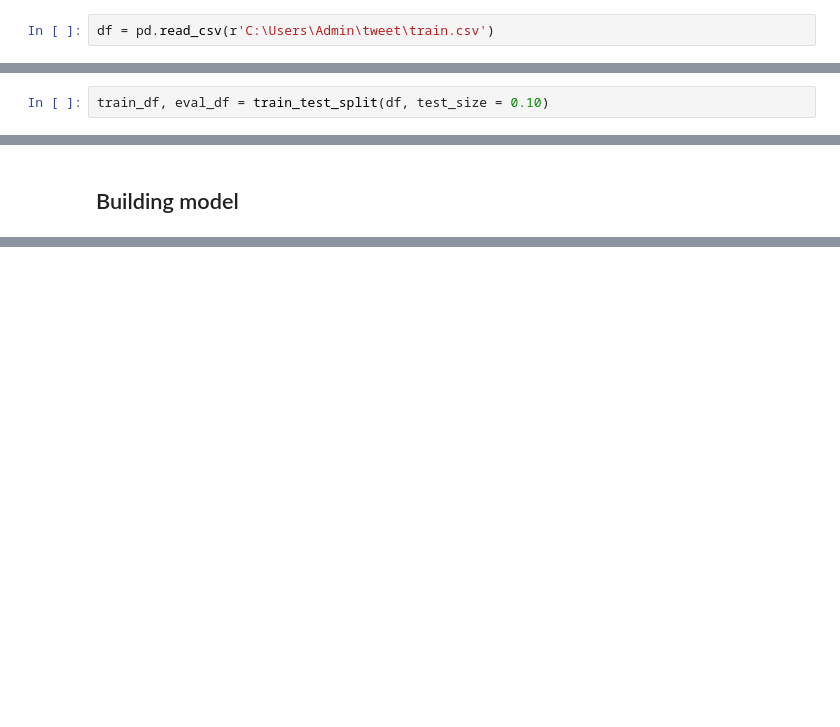
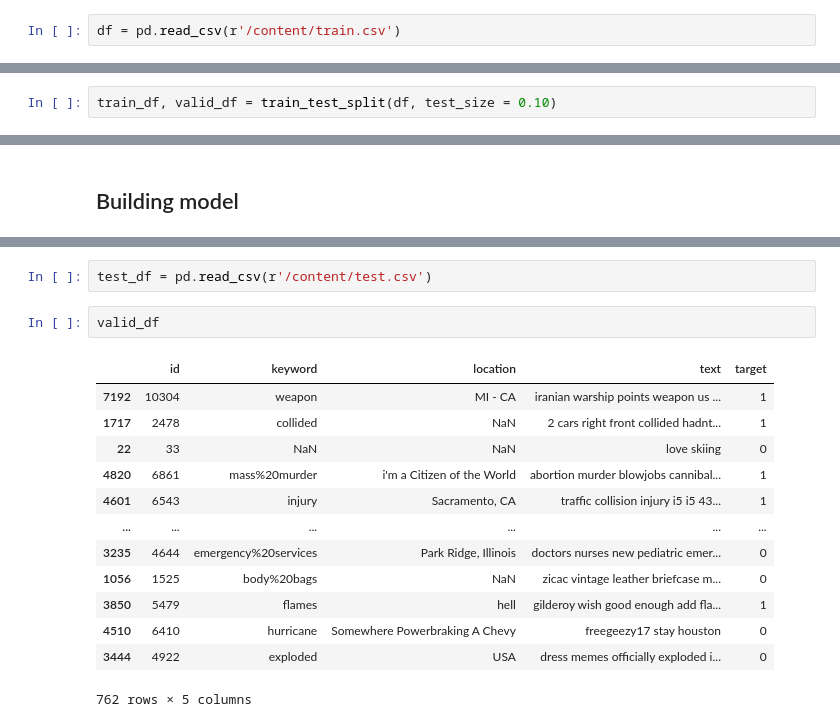
Before and after one commit to DuyCao3108/tweet, a Jupyter notebook: Tweet_NLP.ipynb, the cells around one changed output, grey strips where cells are left out. Cells and saved outputs as stored; diff of their text form; blank space fills up the shorter version.

```diff
--- a/Tweet_NLP.ipynb
+++ b/Tweet_NLP.ipynb
@@ -17,2 +93,2 @@ import seaborn as sns
 # %%
-df = pd.read_csv(r'C:\Users\Admin\tweet\train.csv')
+df = pd.read_csv(r'/content/train.csv')
@@ -21,4 +97,4 @@ df = pd.read_csv(r'C:\Users\Admin\tweet\train.csv')
 # %%
-train_df, eval_df = train_test_split(df, test_size = 0.10)
+train_df, valid_df = train_test_split(df, test_size = 0.10)
 # %%
 train_data = tf.data.Dataset.from_tensor_slices((train_df.text.values,train_df.target.values))
@@ -125,0 +283,18 @@ his = model.fit(
+# %%
+test_df = pd.read_csv(r'/content/test.csv')
+# %%
+valid_df
+# %% [output]
+|  | id | keyword | location | text | target |
+| 7192 | 10304 | weapon | MI - CA | iranian warship points weapon us ... | 1 |
+| 1717 | 2478 | collided | NaN | 2 cars right front collided hadnt... | 1 |
+| 22 | 33 | NaN | NaN | love skiing | 0 |
+| 4820 | 6861 | mass%20murder | i'm a Citizen of the World | abortion murder blowjobs cannibal... | 1 |
+| 4601 | 6543 | injury | Sacramento, CA | traffic collision injury i5 i5 43... | 1 |
+| ... | ... | ... | ... | ... | ... |
+| 3235 | 4644 | emergency%20services | Park Ridge, Illinois | doctors nurses new pediatric emer... | 0 |
+| 1056 | 1525 | body%20bags | NaN | zicac vintage leather briefcase m... | 0 |
+| 3850 | 5479 | flames | hell | gilderoy wish good enough add fla... | 1 |
+| 4510 | 6410 | hurricane | Somewhere Powerbraking A Chevy | freegeezy17 stay houston | 0 |
+| 3444 | 4922 | exploded | USA | dress memes officially exploded i... | 0 |
+762 rows × 5 columns
```
Also changed, not shown: parts of 26 cells of this notebook.
